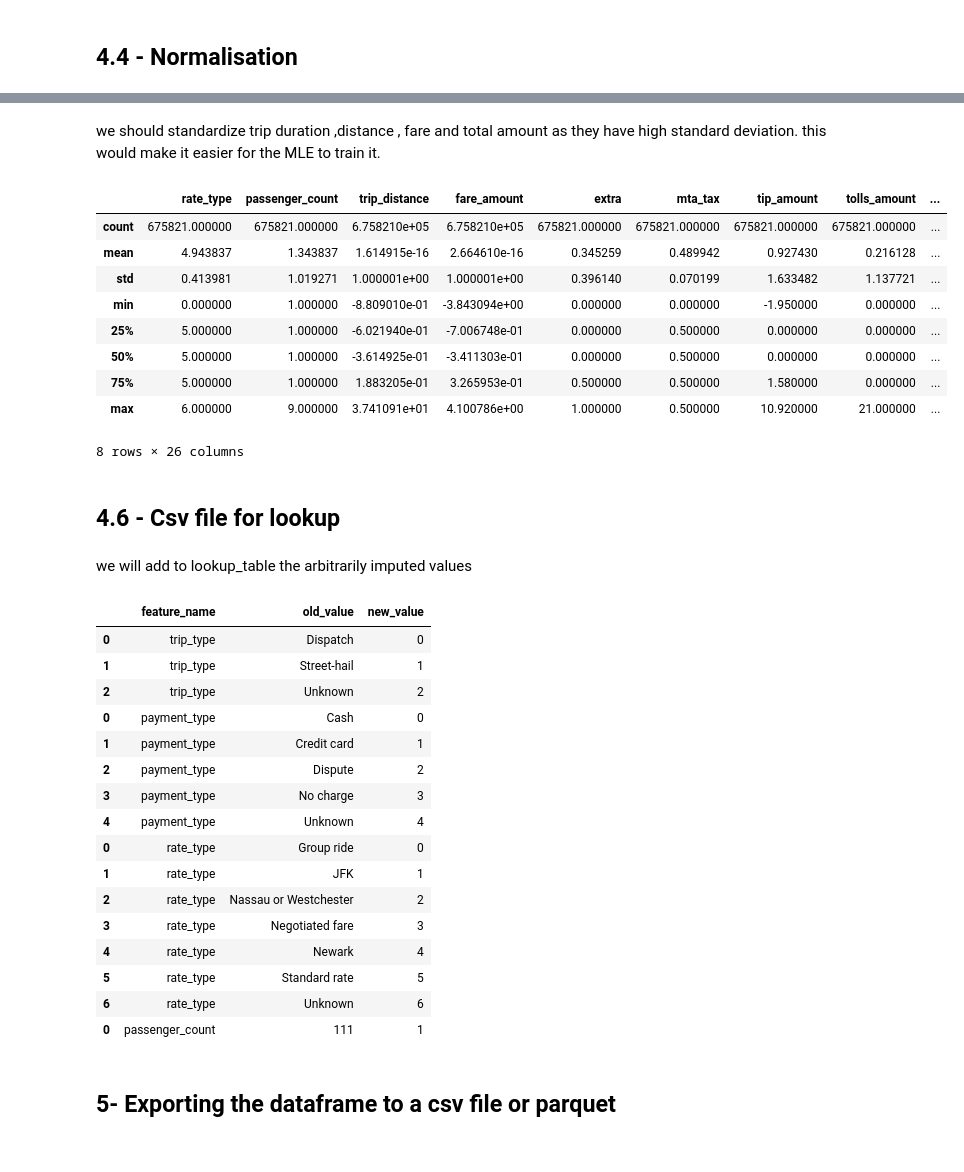
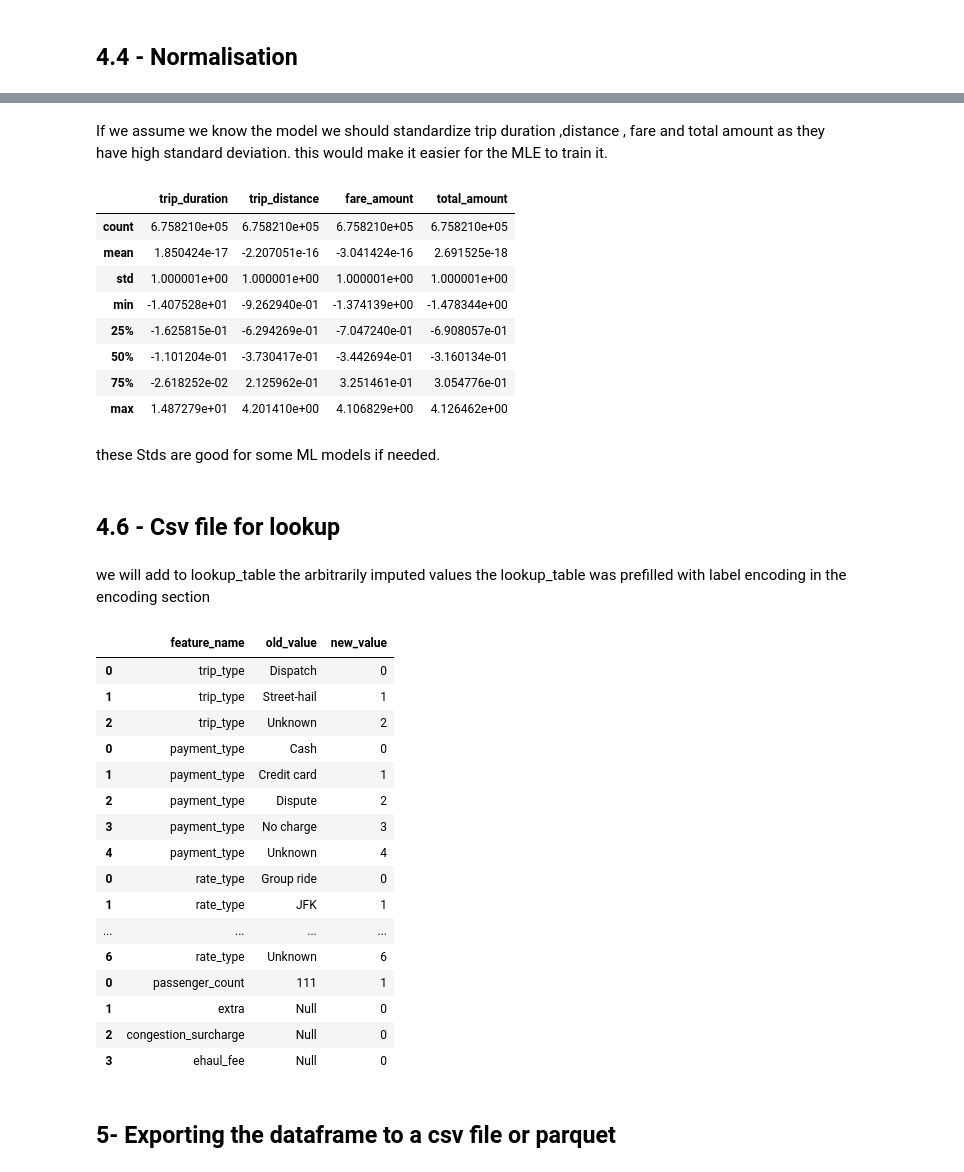
Before and after one commit to Abdullah204/Farecast, a Jupyter notebook: Milestone_1/M1_MET_49-2554_2_8-18.ipynb, the cells around one changed output, grey strips where cells are left out. Saved outputs shown, nothing was run; the diff lists cells and outputs as text; code cells hidden in the pictures.

```diff
--- a/Milestone_1/M1_MET_49-2554_2_8-18.ipynb
+++ b/Milestone_1/M1_MET_49-2554_2_8-18.ipynb
@@ -1079,0 +1159,2 @@ df_copy["extra"].skew()
+# %%
+df_copy['trip_distance'] = df_copy['trip_distance'].clip(upper=19)
@@ -1304,34 +1388,36 @@ df_copy.describe()
 8 rows × 26 columns
 # %% [markdown]
-we should standardize trip duration ,distance , fare and total amount as they have high standard deviation. this would make it easier for the MLE to train it.
+If we assume we know the model we should standardize trip duration ,distance , fare and total amount as they have high standard deviation. this would make it easier for the MLE to train it.
 # %%
 def standardize_features(feature_names , df):
-    df[feature_names] = StandardScaler().fit_transform(df[feature_names])
+    return pd.DataFrame(StandardScaler().fit_transform(df[feature_names]),columns=feature_names)
 # %%
 features_to_standardize = ['trip_duration','trip_distance' , 'fare_amount' , 'total_amount']
-standardize_features(features_to_standardize,df_copy)
+standardize_features = standardize_features(features_to_standardize,df_copy)
 # %%
-df_copy.describe()
+standardize_features.describe()
 # %% [output]
-|  | rate_type | passenger_count | trip_distance | fare_amount | extra | mta_tax | tip_amount | tolls_amount | ... |
-| count | 675821.000000 | 675821.000000 | 6.758210e+05 | 6.758210e+05 | 675821.000000 | 675821.000000 | 675821.000000 | 675821.000000 | ... |
-| mean | 4.943837 | 1.343837 | 1.614915e-16 | 2.664610e-16 | 0.345259 | 0.489942 | 0.927430 | 0.216128 | ... |
-| std | 0.413981 | 1.019271 | 1.000001e+00 | 1.000001e+00 | 0.396140 | 0.070199 | 1.633482 | 1.137721 | ... |
-| min | 0.000000 | 1.000000 | -8.809010e-01 | -3.843094e+00 | 0.000000 | 0.000000 | -1.950000 | 0.000000 | ... |
-| 25% | 5.000000 | 1.000000 | -6.021940e-01 | -7.006748e-01 | 0.000000 | 0.500000 | 0.000000 | 0.000000 | ... |
-| 50% | 5.000000 | 1.000000 | -3.614925e-01 | -3.411303e-01 | 0.000000 | 0.500000 | 0.000000 | 0.000000 | ... |
-| 75% | 5.000000 | 1.000000 | 1.883205e-01 | 3.265953e-01 | 0.500000 | 0.500000 | 1.580000 | 0.000000 | ... |
-| max | 6.000000 | 9.000000 | 3.741091e+01 | 4.100786e+00 | 1.000000 | 0.500000 | 10.920000 | 21.000000 | ... |
+|  | trip_duration | trip_distance | fare_amount | total_amount |
+| count | 6.758210e+05 | 6.758210e+05 | 6.758210e+05 | 6.758210e+05 |
+| mean | 1.850424e-17 | -2.207051e-16 | -3.041424e-16 | 2.691525e-18 |
+| std | 1.000001e+00 | 1.000001e+00 | 1.000001e+00 | 1.000001e+00 |
+| min | -1.407528e+01 | -9.262940e-01 | -1.374139e+00 | -1.478344e+00 |
+| 25% | -1.625815e-01 | -6.294269e-01 | -7.047240e-01 | -6.908057e-01 |
+| 50% | -1.101204e-01 | -3.730417e-01 | -3.442694e-01 | -3.160134e-01 |
+| 75% | -2.618252e-02 | 2.125962e-01 | 3.251461e-01 | 3.054776e-01 |
+| max | 1.487279e+01 | 4.201410e+00 | 4.106829e+00 | 4.126462e+00 |
-8 rows × 26 columns
+# %% [markdown]
+these Stds are good for some ML models if needed.
 # %% [markdown]
 ## 4.6 - Csv file for lookup
 # %% [markdown]
 we will add to lookup_table the arbitrarily imputed values
+the lookup_table was prefilled with label encoding in the encoding section
 # %%
 data = {
-    'feature_name': ['passenger_count'],
-    'old_value': [111],  # Replace 'None' with actual missing values
-    'new_value': [1]     # Replace with the imputed values
+    'feature_name': ['passenger_count','extra' , 'congestion_surcharge' , 'ehaul_fee'],
+    'old_value': [111 , "Null","Null","Null"],  # Replace 'None' with actual missing values
+    'new_value': [1,0,0,0]     # Replace with the imputed values
 }
 
 # Creating a DataFrame
@@ -1349,12 +1435,12 @@ lookup_table
 | 4 | payment_type | Unknown | 4 |
 | 0 | rate_type | Group ride | 0 |
 | 1 | rate_type | JFK | 1 |
-| 2 | rate_type | Nassau or Westchester | 2 |
-| 3 | rate_type | Negotiated fare | 3 |
-| 4 | rate_type | Newark | 4 |
-| 5 | rate_type | Standard rate | 5 |
+| ... | ... | ... | ... |
 | 6 | rate_type | Unknown | 6 |
 | 0 | passenger_count | 111 | 1 |
+| 1 | extra | Null | 0 |
+| 2 | congestion_surcharge | Null | 0 |
+| 3 | ehaul_fee | Null | 0 |
 # %%
 lookup_table.to_csv('lookup_table_green_taxis.csv', index=False, header=True)
 # %% [markdown]
```
Also changed, not shown: parts of 54 cells of this notebook.
